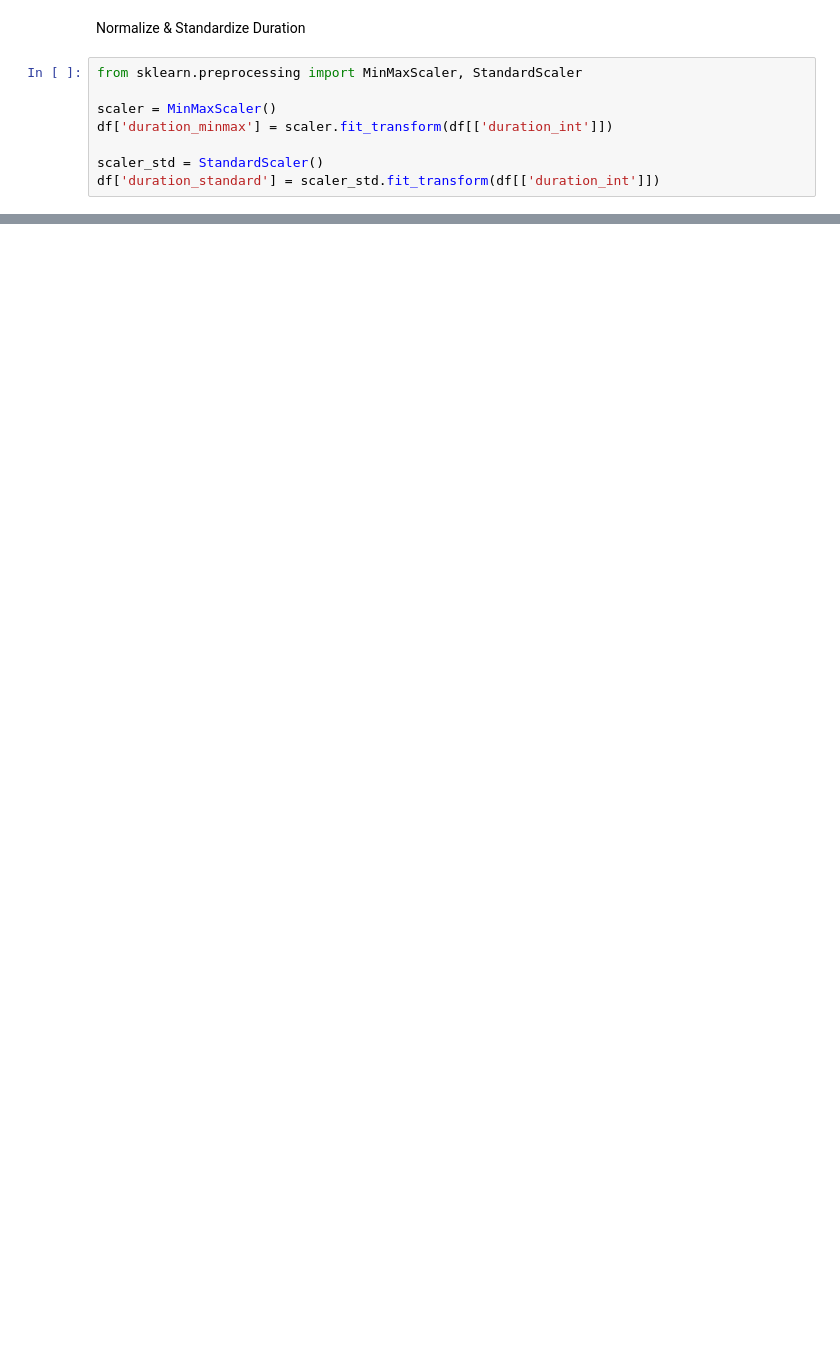
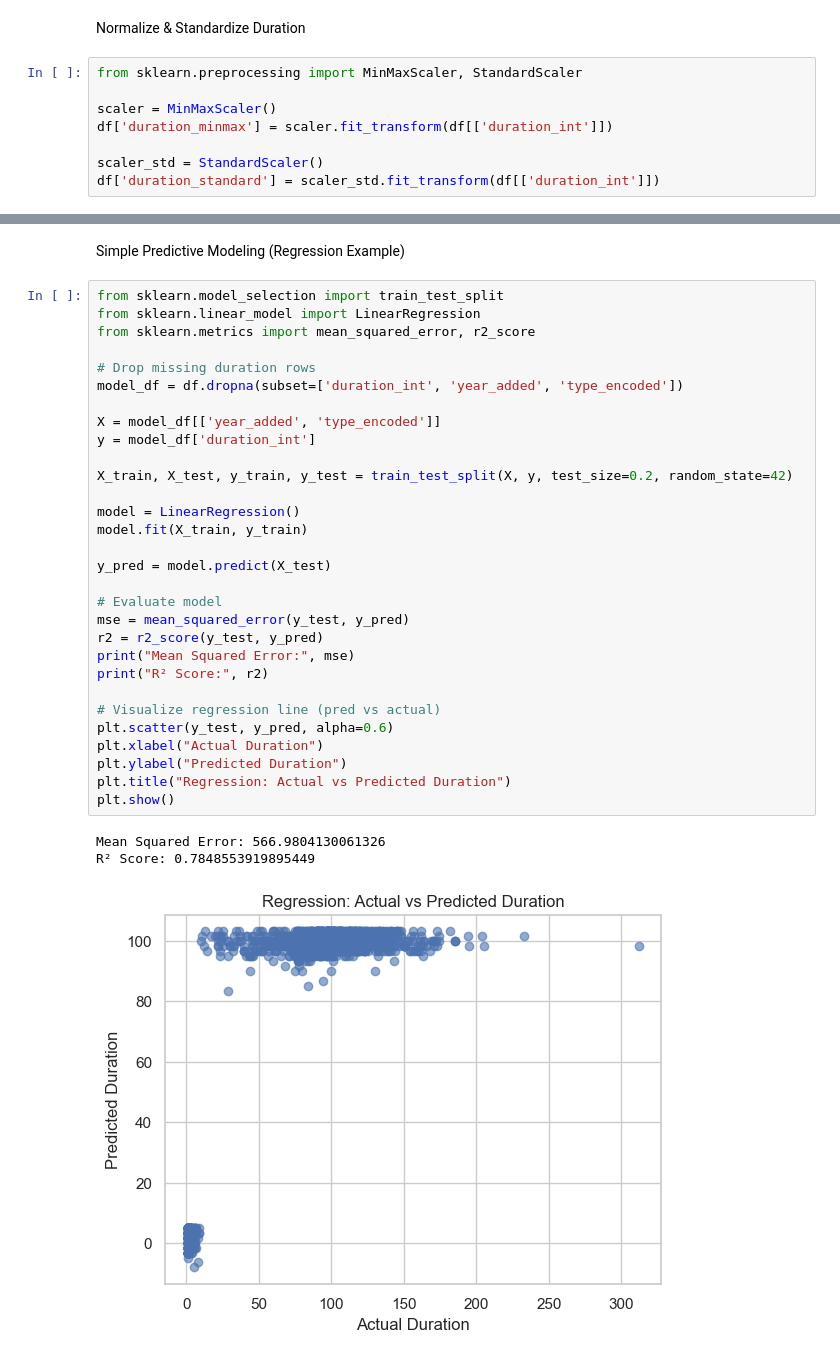
Before and after one commit to Savindi2002/Netflix-Data-Analysis, a Jupyter notebook: notebooks/netflix_analysis.ipynb, the cells around one changed output, grey strips where cells are left out. Cells and saved outputs as stored; diff of their text form; blank space fills up the shorter version.

Commit message:
train the model

```diff
--- a/notebooks/netflix_analysis.ipynb
+++ b/notebooks/netflix_analysis.ipynb
@@ -273,0 +317,36 @@ df['duration_standard'] = scaler_std.fit_transform(df[['duration_int']])
+# %% [markdown]
+Simple Predictive Modeling (Regression Example)
+# %%
+from sklearn.model_selection import train_test_split
+from sklearn.linear_model import LinearRegression
+from sklearn.metrics import mean_squared_error, r2_score
+
+# Drop missing duration rows
+model_df = df.dropna(subset=['duration_int', 'year_added', 'type_encoded'])
+
+X = model_df[['year_added', 'type_encoded']]
+y = model_df['duration_int']
+
+X_train, X_test, y_train, y_test = train_test_split(X, y, test_size=0.2, random_state=42)
+
+model = LinearRegression()
+model.fit(X_train, y_train)
+
+y_pred = model.predict(X_test)
+
+# Evaluate model
+mse = mean_squared_error(y_test, y_pred)
+r2 = r2_score(y_test, y_pred)
+print("Mean Squared Error:", mse)
+print("R² Score:", r2)
+
+# Visualize regression line (pred vs actual)
+plt.scatter(y_test, y_pred, alpha=0.6)
+plt.xlabel("Actual Duration")
+plt.ylabel("Predicted Duration")
+plt.title("Regression: Actual vs Predicted Duration")
+plt.show()
+# %% [output]
+Mean Squared Error: 566.9804130061326
+R² Score: 0.7848553919895449
+[figure, added]
```
Also changed, not shown: parts of 10 cells of this notebook.
